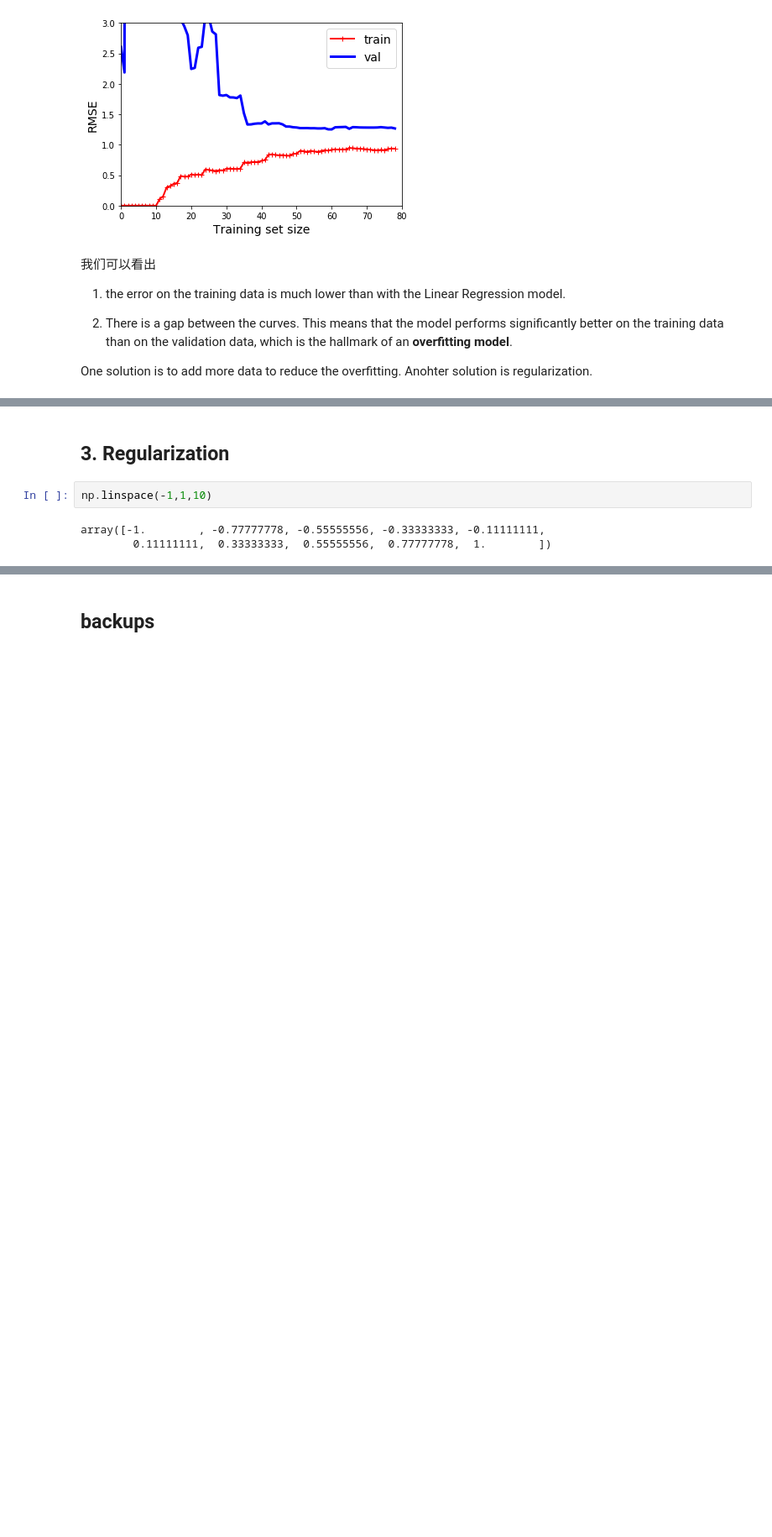
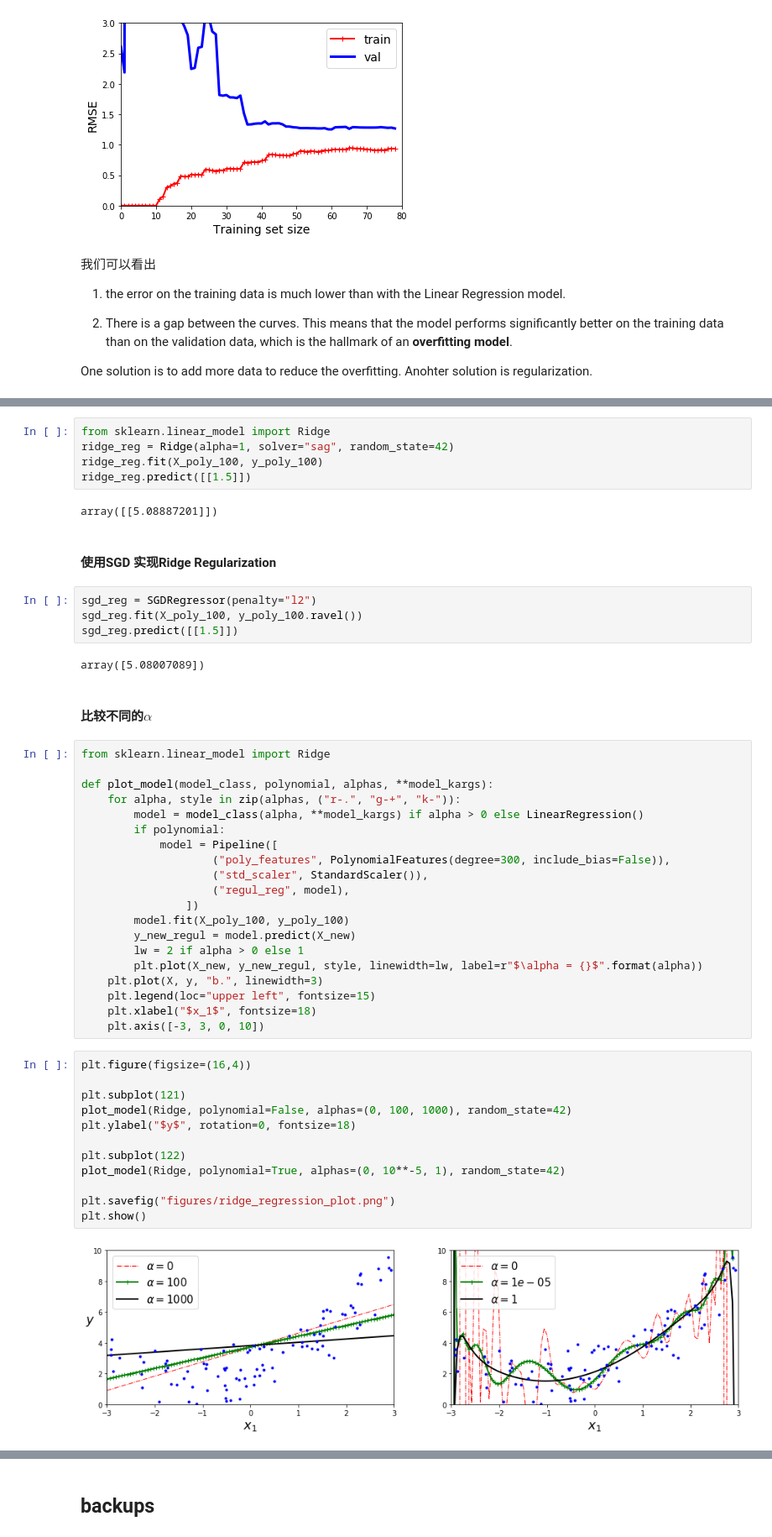
Before and after one commit to ichenwang/ml-course, a Jupyter notebook: lecture-2-linear-regression/lecture2-linear-regression.ipynb, the cells around one changed output, grey strips where cells are left out. Shown: that part at 84% size. Saved outputs shown, nothing was run; the diff lists cells and outputs as text; blank space fills up the shorter version.

Commit message:
update with ridge regularization

```diff
--- a/lecture-2-linear-regression/lecture2-linear-regression.ipynb
+++ b/lecture-2-linear-regression/lecture2-linear-regression.ipynb
@@ -517,7 +578,51 @@ One solution is to add more data to reduce the overfitting. Anohter solution is
+# %%
+from sklearn.linear_model import Ridge
+ridge_reg = Ridge(alpha=1, solver="sag", random_state=42)
+ridge_reg.fit(X_poly_100, y_poly_100)
+ridge_reg.predict([[1.5]])
+# %% [output]
+array([[5.08887201]])
 # %% [markdown]
-## 3. Regularization
+#### 使用SGD 实现Ridge Regularization
-# %%
-np.linspace(-1,1,10)
-# %% [output]
-array([-1.        , -0.77777778, -0.55555556, -0.33333333, -0.11111111,
-        0.11111111,  0.33333333,  0.55555556,  0.77777778,  1.        ])
+# %%
+sgd_reg = SGDRegressor(penalty="l2")
+sgd_reg.fit(X_poly_100, y_poly_100.ravel())
+sgd_reg.predict([[1.5]])
+# %% [output]
+array([5.08007089])
+# %% [markdown]
+#### 比较不同的$\alpha$
+# %%
+from sklearn.linear_model import Ridge
+
+def plot_model(model_class, polynomial, alphas, **model_kargs):
+    for alpha, style in zip(alphas, ("r-.", "g-+", "k-")):
+        model = model_class(alpha, **model_kargs) if alpha > 0 else LinearRegression()
+        if polynomial:
+            model = Pipeline([
+                    ("poly_features", PolynomialFeatures(degree=300, include_bias=False)),
+                    ("std_scaler", StandardScaler()),
+                    ("regul_reg", model),
+                ])
+        model.fit(X_poly_100, y_poly_100)
+        y_new_regul = model.predict(X_new)
+        lw = 2 if alpha > 0 else 1
+        plt.plot(X_new, y_new_regul, style, linewidth=lw, label=r"$\alpha = {}$".format(alpha))
+    plt.plot(X, y, "b.", linewidth=3)
+    plt.legend(loc="upper left", fontsize=15)
+    plt.xlabel("$x_1$", fontsize=18)
+    plt.axis([-3, 3, 0, 10])
+# %%
+plt.figure(figsize=(16,4))
+
+plt.subplot(121)
+plot_model(Ridge, polynomial=False, alphas=(0, 100, 1000), random_state=42)
+plt.ylabel("$y$", rotation=0, fontsize=18)
+
+plt.subplot(122)
+plot_model(Ridge, polynomial=True, alphas=(0, 10**-5, 1), random_state=42)
+
+plt.savefig("figures/ridge_regression_plot.png")
+plt.show()
+# %% [output]
+[figure, added]
```
Also changed, not shown: parts of 6 cells of this notebook, 2 other files.
